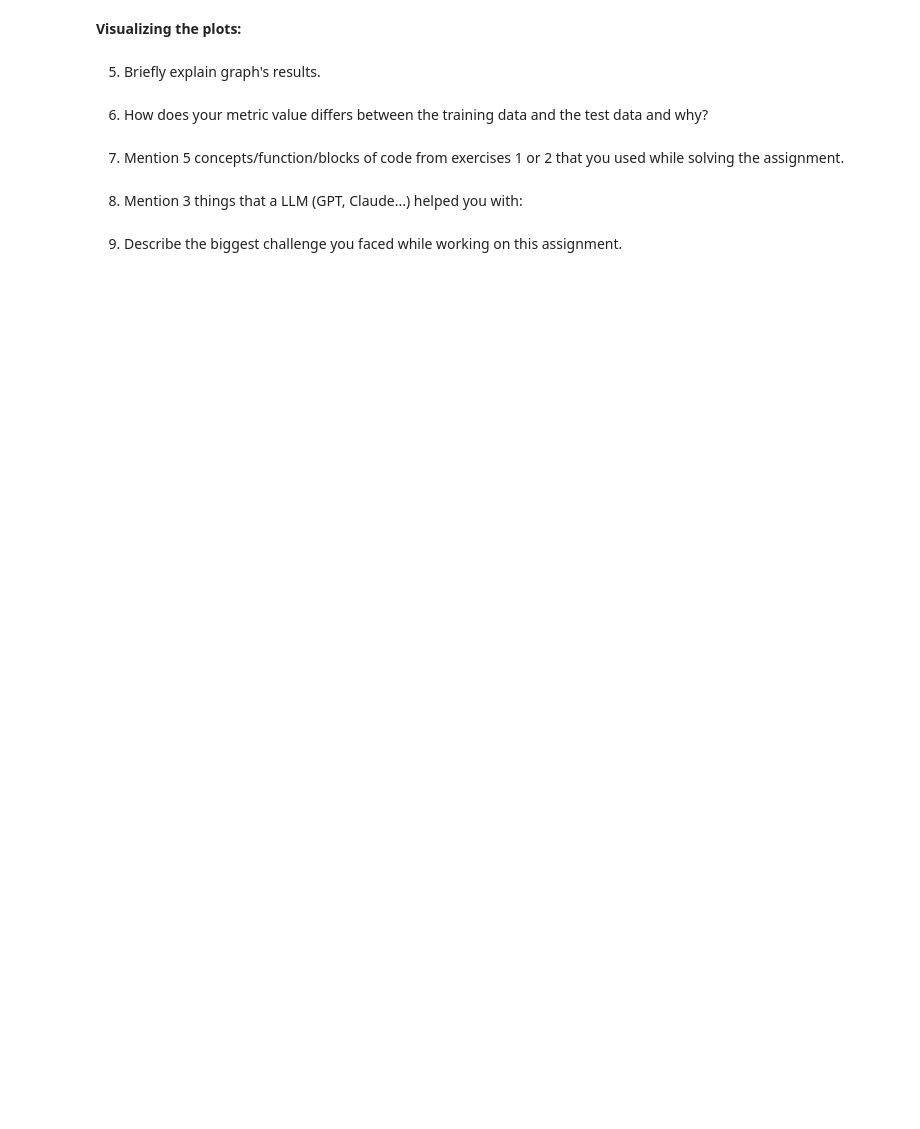
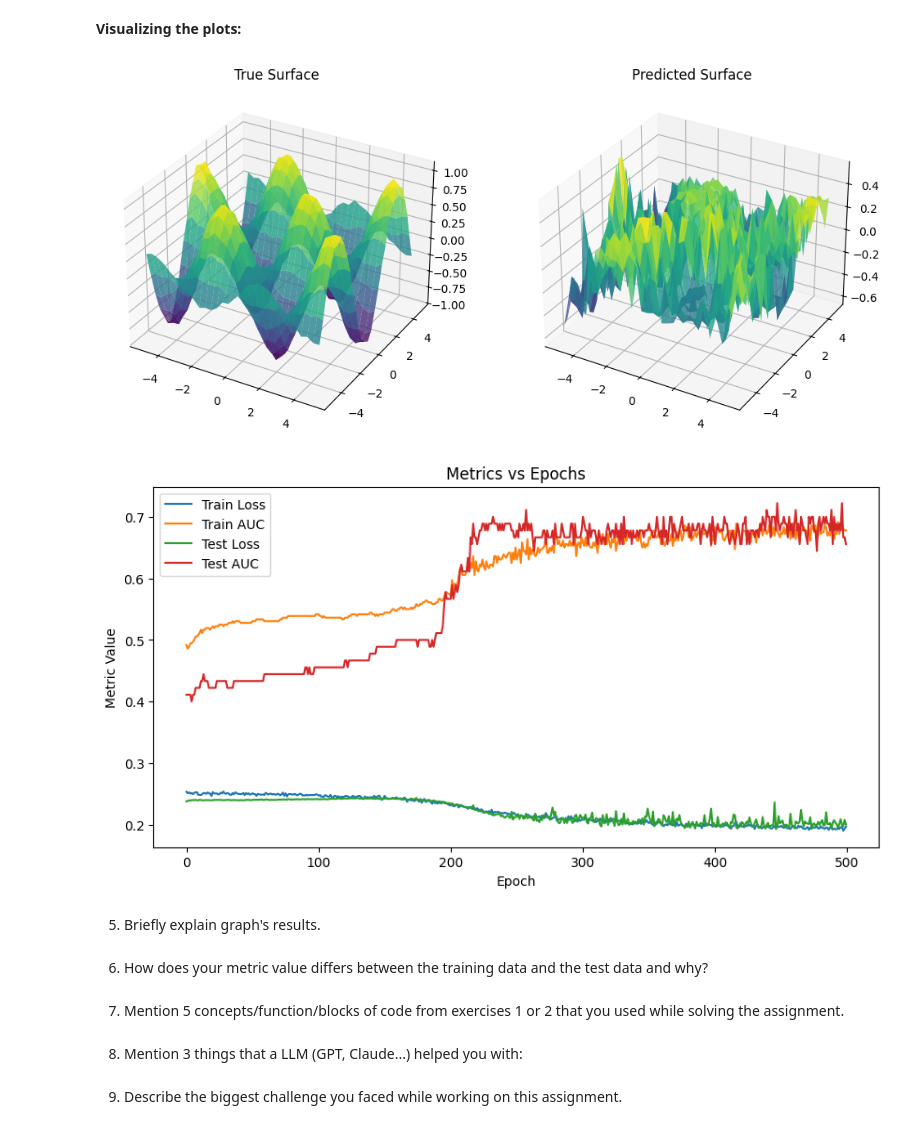
Before and after one commit to arbelkatzir/TAU, a Jupyter notebook: DL/HW1/HW new.ipynb, the cells around one changed output. Cells and saved outputs as stored; diff of their text form; code cells hidden in the pictures; blank space fills up the shorter version.

```diff
--- a/DL/HW1/HW new.ipynb
+++ b/DL/HW1/HW new.ipynb
@@ -877,2 +910,11 @@ z = np.sin(xx) * np.cos(yy) + 0.1 * np.random.rand(xx.shape[0], xx.shape[1])
+# %%
+input_dim = 2
+hidden_size = 512
+num_layers = 8  # Number of hidden layers
+
+model = OverfitNetwork(input_dim, hidden_size,num_layers)
+
+criterion = nn.MSELoss()
+optimizer = torch.optim.SGD(model.parameters(), lr=0.01)
 # %% [markdown]
 **Training and validation:**
@@ -885,3 +996,37 @@ z = np.sin(xx) * np.cos(yy) + 0.1 * np.random.rand(xx.shape[0], xx.shape[1])
+# %%
+# Evaluate and plot true vs predicted surfaces
+model.eval()
+predicted_surface = model(torch.tensor(X, dtype=torch.float32)).detach().numpy()
+
+fig = plt.figure(figsize=(12, 6))
+ax1 = fig.add_subplot(121, projection='3d')
+ax2 = fig.add_subplot(122, projection='3d')
+
+# Plot the true surface
+ax1.plot_surface(xx, yy, z, cmap='viridis', alpha=0.8)
+ax1.set_title("True Surface")
+
+# Plot the predicted surface
+predicted_z = predicted_surface.reshape(xx.shape)
+ax2.plot_surface(xx, yy, predicted_z, cmap='viridis', alpha=0.8)
+ax2.set_title("Predicted Surface")
+
+plt.show()
+
+# Plot the metrics vs. epochs
+plt.figure(figsize=(10, 5))
+plt.plot(train_loss_history, label="Train Loss")
+plt.plot(train_auc_history, label="Train AUC")
+plt.plot(test_loss_history, label="Test Loss")
+plt.plot(test_auc_history, label="Test AUC")
+plt.title("Metrics vs Epochs")
+plt.xlabel("Epoch")
+plt.ylabel("Metric Value")
+plt.legend()
+plt.show()
+# %% [output]
+[figure, added]
+[figure, added]
 # %% [markdown]
 5. Briefly explain graph's results.
 # %%
```
Also changed, not shown: parts of 11 cells of this notebook.
